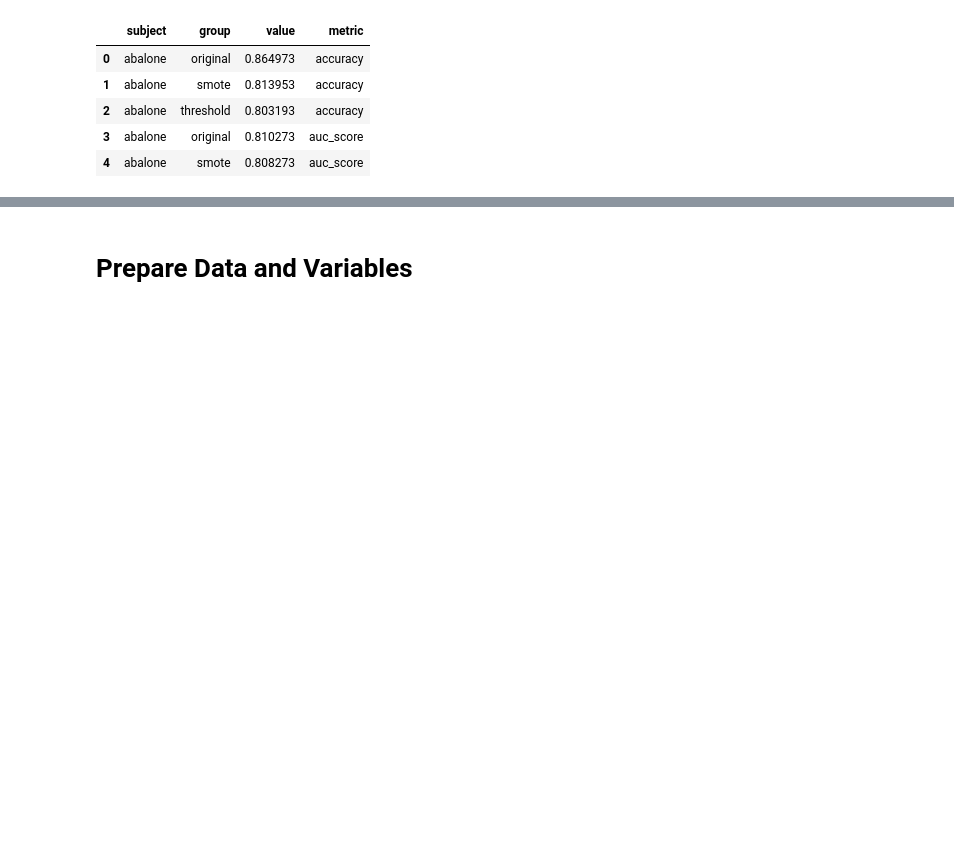
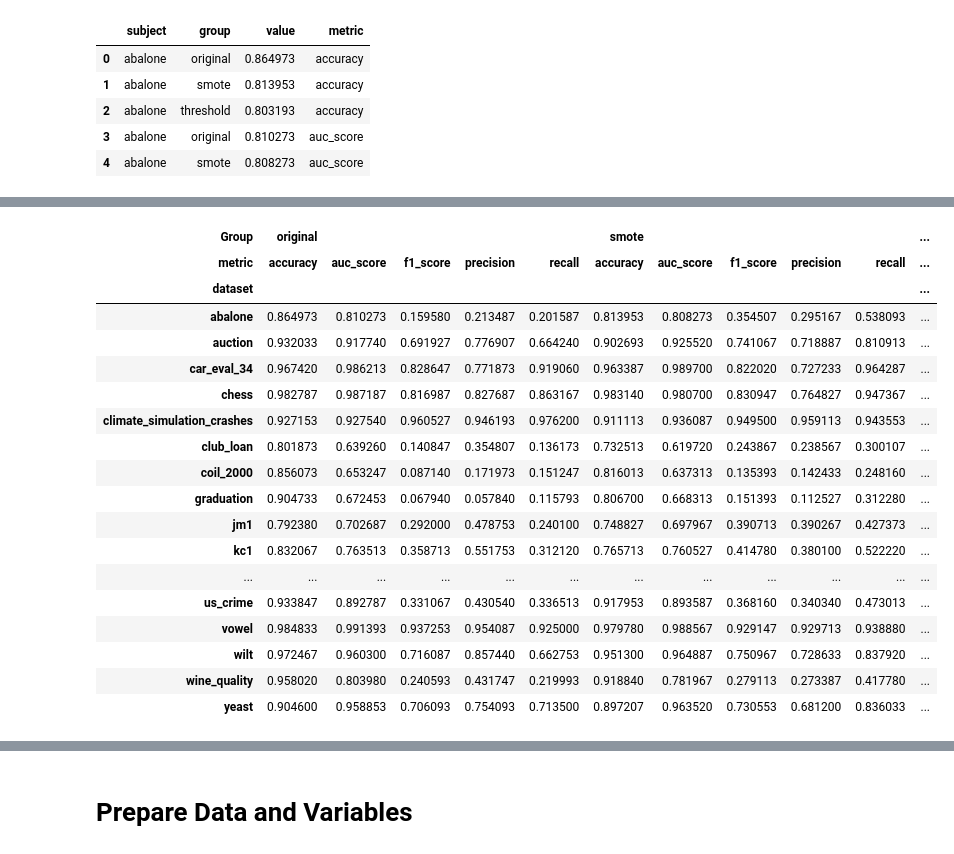
Before and after one commit to readytensor/rt-binary-class-imbalance-results, a Jupyter notebook: src/smote-analysis-main.ipynb, the cells around one changed output, grey strips where cells are left out. Cells and saved outputs as stored; diff of their text form; code cells hidden in the pictures; blank space fills up the shorter version.

```diff
--- a/src/smote-analysis-main.ipynb
+++ b/src/smote-analysis-main.ipynb
@@ -42,0 +59,22 @@ unique_metrics = anova_df['metric'].unique()
+# %%
+pivot_df
+# %% [output]
+| Group | original |  |  |  |  | smote |  |  |  |  | ... |
+| metric | accuracy | auc_score | f1_score | precision | recall | accuracy | auc_score | f1_score | precision | recall | ... |
+| dataset |  |  |  |  |  |  |  |  |  |  | ... |
+| abalone | 0.864973 | 0.810273 | 0.159580 | 0.213487 | 0.201587 | 0.813953 | 0.808273 | 0.354507 | 0.295167 | 0.538093 | ... |
+| auction | 0.932033 | 0.917740 | 0.691927 | 0.776907 | 0.664240 | 0.902693 | 0.925520 | 0.741067 | 0.718887 | 0.810913 | ... |
+| car_eval_34 | 0.967420 | 0.986213 | 0.828647 | 0.771873 | 0.919060 | 0.963387 | 0.989700 | 0.822020 | 0.727233 | 0.964287 | ... |
+| chess | 0.982787 | 0.987187 | 0.816987 | 0.827687 | 0.863167 | 0.983140 | 0.980700 | 0.830947 | 0.764827 | 0.947367 | ... |
+| climate_simulation_crashes | 0.927153 | 0.927540 | 0.960527 | 0.946193 | 0.976200 | 0.911113 | 0.936087 | 0.949500 | 0.959113 | 0.943553 | ... |
+| club_loan | 0.801873 | 0.639260 | 0.140847 | 0.354807 | 0.136173 | 0.732513 | 0.619720 | 0.243867 | 0.238567 | 0.300107 | ... |
+| coil_2000 | 0.856073 | 0.653247 | 0.087140 | 0.171973 | 0.151247 | 0.816013 | 0.637313 | 0.135393 | 0.142433 | 0.248160 | ... |
+| graduation | 0.904733 | 0.672453 | 0.067940 | 0.057840 | 0.115793 | 0.806700 | 0.668313 | 0.151393 | 0.112527 | 0.312280 | ... |
+| jm1 | 0.792380 | 0.702687 | 0.292000 | 0.478753 | 0.240100 | 0.748827 | 0.697967 | 0.390713 | 0.390267 | 0.427373 | ... |
+| kc1 | 0.832067 | 0.763513 | 0.358713 | 0.551753 | 0.312120 | 0.765713 | 0.760527 | 0.414780 | 0.380100 | 0.522220 | ... |
+| ... | ... | ... | ... | ... | ... | ... | ... | ... | ... | ... | ... |
+| us_crime | 0.933847 | 0.892787 | 0.331067 | 0.430540 | 0.336513 | 0.917953 | 0.893587 | 0.368160 | 0.340340 | 0.473013 | ... |
+| vowel | 0.984833 | 0.991393 | 0.937253 | 0.954087 | 0.925000 | 0.979780 | 0.988567 | 0.929147 | 0.929713 | 0.938880 | ... |
+| wilt | 0.972467 | 0.960300 | 0.716087 | 0.857440 | 0.662753 | 0.951300 | 0.964887 | 0.750967 | 0.728633 | 0.837920 | ... |
+| wine_quality | 0.958020 | 0.803980 | 0.240593 | 0.431747 | 0.219993 | 0.918840 | 0.781967 | 0.279113 | 0.273387 | 0.417780 | ... |
+| yeast | 0.904600 | 0.958853 | 0.706093 | 0.754093 | 0.713500 | 0.897207 | 0.963520 | 0.730553 | 0.681200 | 0.836033 | ... |
```
Also changed, not shown: parts of 2 cells of this notebook, 17 other files.
